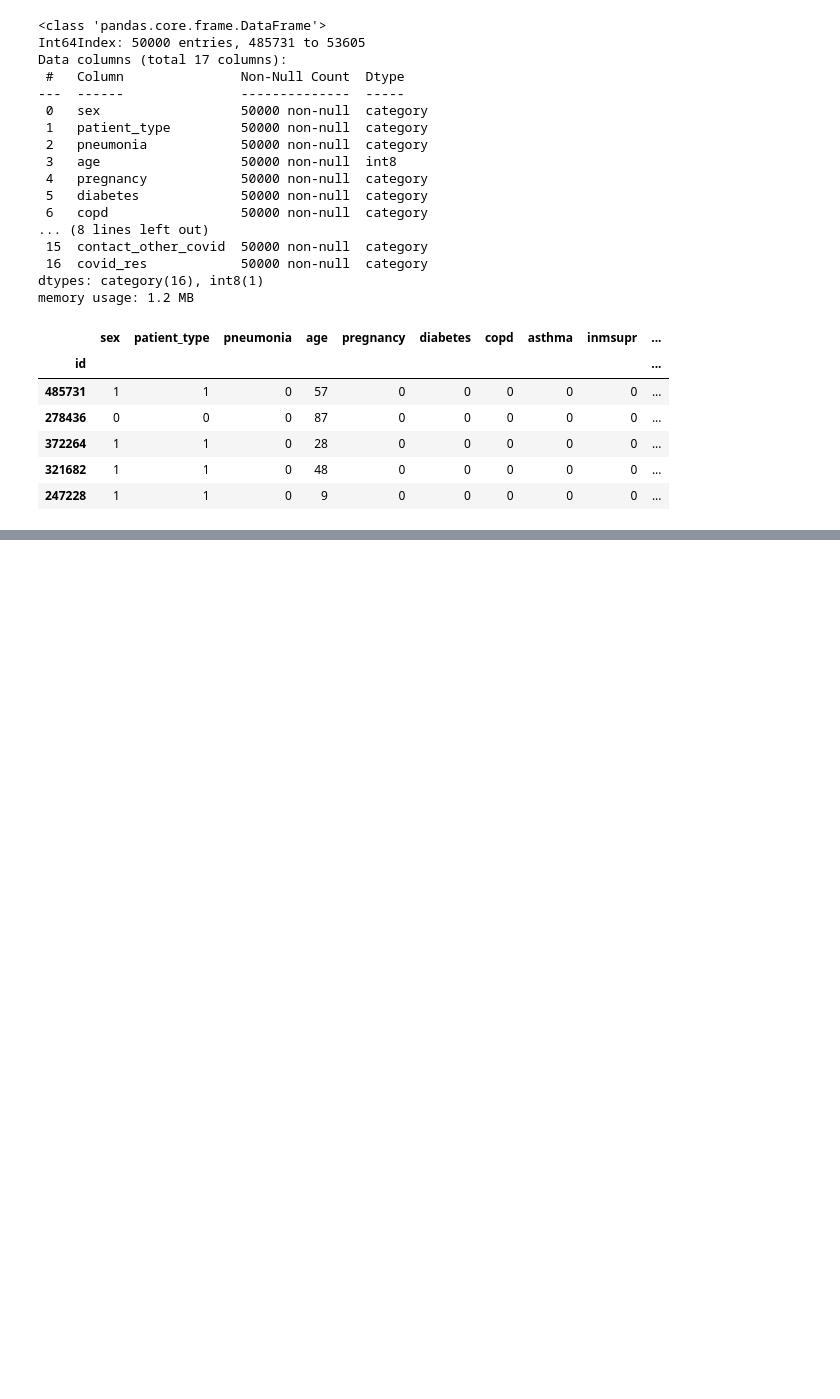
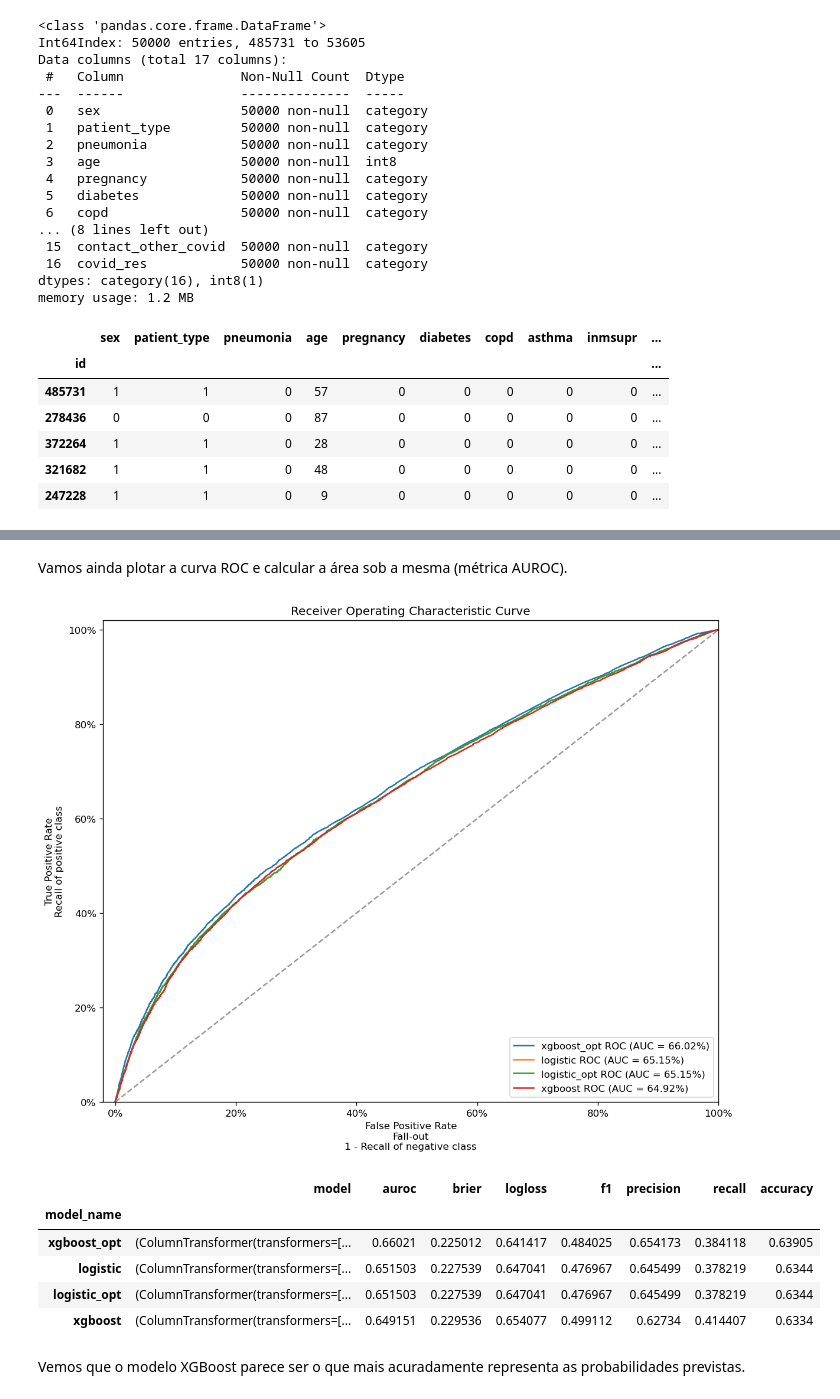
Before and after one commit to flimao/modelos-covid, a Jupyter notebook: notebooks_exploration/4-otimizacao.ipynb, the cells around one changed output, grey strips where cells are left out. Cells and saved outputs as stored; diff of their text form; code cells hidden in the pictures; blank space fills up the shorter version.

Commit message:
Finalizar otimização
* W.I.P. #3 falta fazer a análise de importancia (shap)

```diff
--- a/notebooks_exploration/4-otimizacao.ipynb
+++ b/notebooks_exploration/4-otimizacao.ipynb
@@ -92,0 +234,11 @@ covid.head()
+# %%
+cvresults = {}
+
+for nome_modelo, searcher in searchers.items():
+    rsdf = pd.DataFrame(searcher.cv_results_)
+    rsdf = rsdf.set_index([ col for col in rsdf.columns if col.startswith('param_') ])
+    cvresults[nome_modelo] = rsdf.sort_values(by = 'rank_test_score')
+# %%
+for nome_modelo, rsdf in cvresults.items():
+    print(f"Resultados da busca de hiperparâmetros do modelo '{nome_modelo}':")
+    display(rsdf)
@@ -92,0 +328,25 @@ covid.head()
+# %%
+from copy import deepcopy
+
+# vamos fazer um outro dicionario de modelos
+opt_modelos = {}
+
+# para cada item no dicionario de modelos original...
+
+for nome_modelo, modelo in modelos.items():
+    # obtem os hiperparametros otimizados
+    opt_params = searchers[nome_modelo].best_params_
+
+    # faz uma cópia do modelo original, para não dar problemas de passagem por referencia
+    opt_modelo = deepcopy(modelo)
+
+    # seta os hiperparametros
+    opt_modelo.set_params(**opt_params)
+
+    # retreina com os novos parâmetros
+    opt_modelo.fit(
+        X_train, y_train
+    )
+
+    # e armazena o novo modelo
+    opt_modelos[f'{nome_modelo}_opt'] = opt_modelo
@@ -92,0 +368,21 @@ covid.head()
+# %% [markdown]
+Vamos ainda plotar a curva ROC e calcular a área sob a mesma (métrica AUROC).
+# %%
+modelos_auroc = {}
+modelos_auroc.update(modelos)
+modelos_auroc.update(opt_modelos)
+
+splt.plot_roc_auc_curve(
+    models = modelos_auroc,
+    X_test = X_test, y_test = y_test
+)
+# %% [output]
+[figure, added]
+|  | model | auroc | brier | logloss | f1 | precision | recall | accuracy |
+| model_name |  |  |  |  |  |  |  |  |
+| xgboost_opt | (ColumnTransformer(transformers=[... | 0.66021 | 0.225012 | 0.641417 | 0.484025 | 0.654173 | 0.384118 | 0.63905 |
+| logistic | (ColumnTransformer(transformers=[... | 0.651503 | 0.227539 | 0.647041 | 0.476967 | 0.645499 | 0.378219 | 0.6344 |
+| logistic_opt | (ColumnTransformer(transformers=[... | 0.651503 | 0.227539 | 0.647041 | 0.476967 | 0.645499 | 0.378219 | 0.6344 |
+| xgboost | (ColumnTransformer(transformers=[... | 0.649151 | 0.229536 | 0.654077 | 0.499112 | 0.62734 | 0.414407 | 0.6334 |
+# %% [markdown]
+Vemos que o modelo XGBoost parece ser o que mais acuradamente representa as probabilidades previstas.
```
Also changed, not shown: parts of 32 cells of this notebook.
